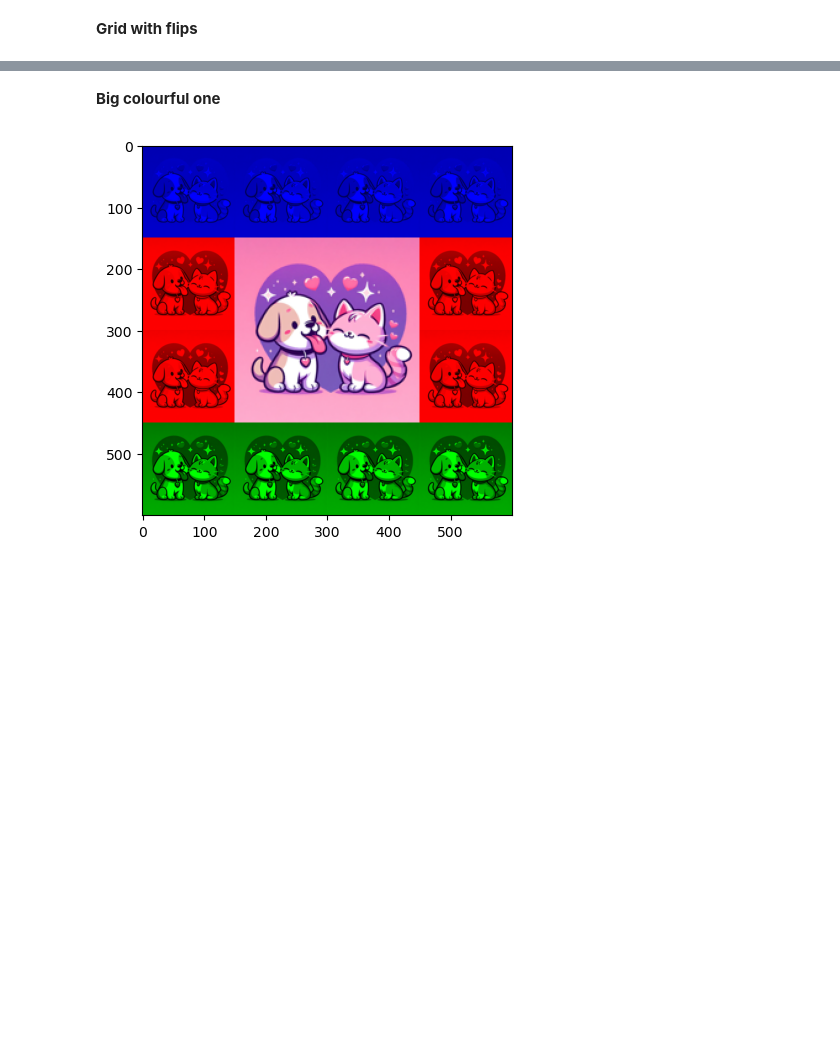
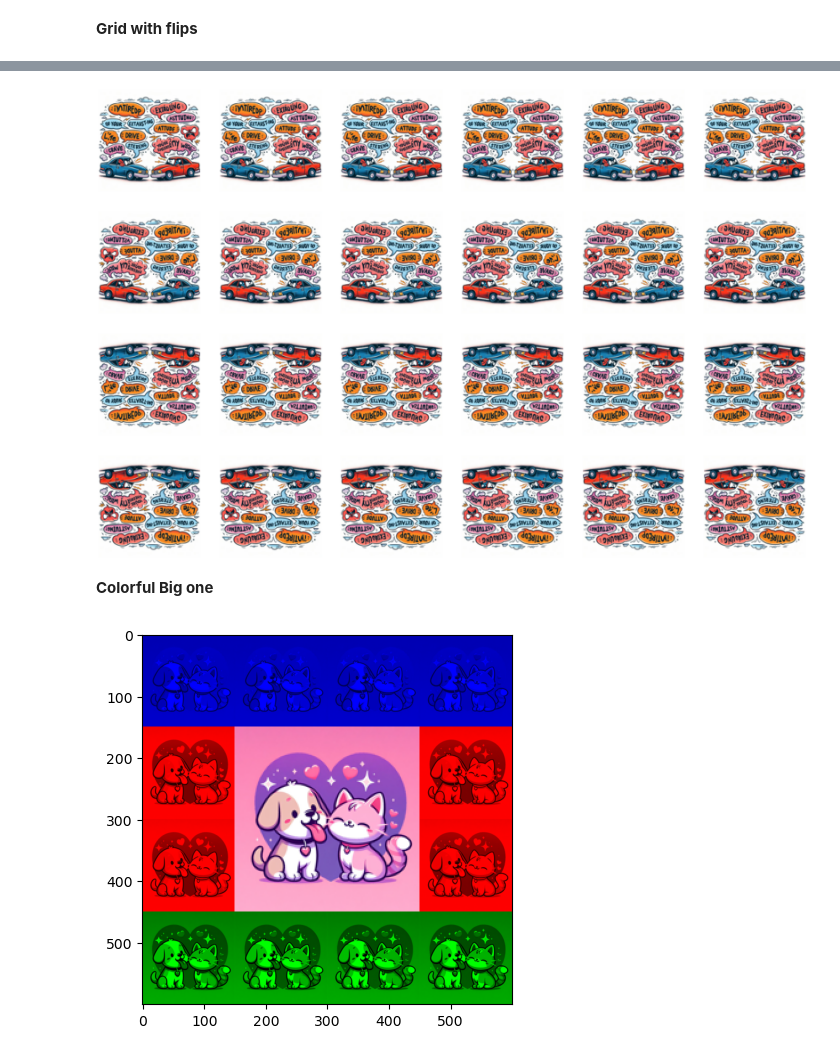
Before and after one commit to Qrt69/numpy_image_processing, a Jupyter notebook: Notebooks/Taak_Numpy_Image_Manipulation_Final.ipynb, the cells around one changed output, grey strips where cells are left out. Drawn from its saved outputs; the diff is of its cells as text; code cells hidden in the pictures; blank space fills up the shorter version.

```diff
--- a/Notebooks/Taak_Numpy_Image_Manipulation_Final.ipynb
+++ b/Notebooks/Taak_Numpy_Image_Manipulation_Final.ipynb
@@ -275,5 +312,10 @@ grid_with_flips(chosen_image, ([0 for i in range(7)] for j in range(3)))
+# %%
+#4x6
+grid_with_flips(chosen_image, ([j for i in range(6)] for j in range(4)))
+# %% [output]
+[figure, added]
 # %% [markdown]
-**Big colourful one**
+**Colorful Big one**
 # %%
 create_colorful_big_one(chosen_image,['b', 'b', 'b', 'b', 'r', 'r', 'g', 'g', 'g', 'g', 'r','r'])
 # %% [output]
```
Also changed, not shown: parts of 11 cells of this notebook.
